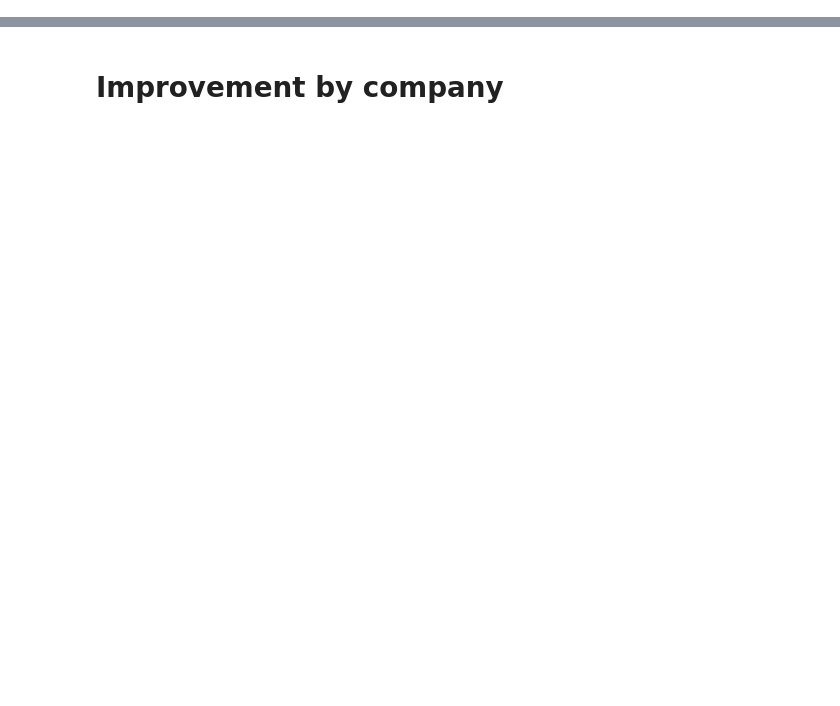
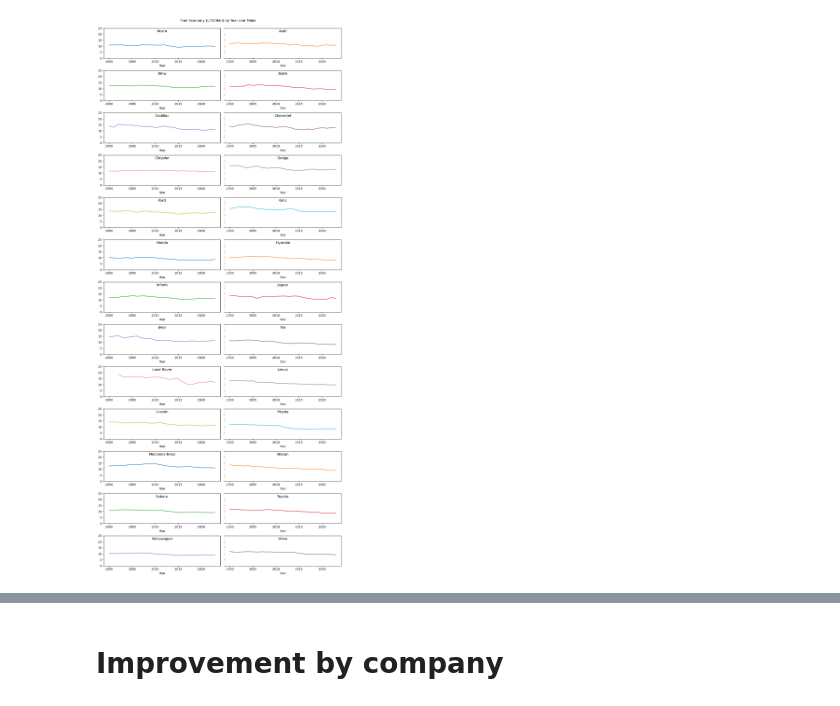
Before and after one commit to alexproskiw/Fuel-Efficiency-of-Canadian-Vehicles-Trends-and-Predictions, a Jupyter notebook: ECON323 Final Project.ipynb, the cells around one changed output, grey strips where cells are left out. Cells and saved outputs as stored; diff of their text form; code cells hidden in the pictures; blank space fills up the shorter version.

```diff
--- a/ECON323 Final Project.ipynb
+++ b/ECON323 Final Project.ipynb
@@ -179,20 +355,0 @@ ax.legend(handles, labels, title="Vehicle Class", loc='upper right')
-# %%
-fuel_economy_by_year_and_make = full_dataset.pivot_table(index="model_year", columns="make", values="comb_lpkm", aggfunc="mean")
-print(fuel_economy_by_year_and_make.columns)
-
-axs = fuel_economy_by_year_and_make.plot.line(
-    figsize=(12, 28), subplots=True, legend=False, sharex=False,
-    sharey=True, layout=(13, 4), grid=False, xlabel="Year"
-)
-
-axs[0,0].get_figure().tight_layout(rect=[0, 0.03, 1, 0.97])
-axs[0,0].get_figure().suptitle('Fuel Economy (L/100km) by Year and Make')
-axs = axs.flatten()
-titles = fuel_economy_by_year_and_make.columns
-i = 0
-for ax in axs:
-    title = titles[i]
-    ax.set_title(title, y=1.0, pad=-14)
-    ax.set_ylim(0, 30)
-    ax.set_xlim(2000, 2023)
-    i += 1
@@ -219,2 +365,22 @@ ax.yaxis.grid(False)
+# %%
+fuel_economy_by_year_and_make = full_dataset.pivot_table(index="model_year", columns="make", values="comb_lpkm", aggfunc="mean")
+
+axs = fuel_economy_by_year_and_make.plot.line(
+    figsize=(12, 28), subplots=True, legend=False, sharex=False,
+    sharey=True, layout=(13, 2), grid=False, xlabel="Year"
+)
+
+axs[0,0].get_figure().tight_layout(rect=[0, 0.03, 1, 0.97])
+axs[0,0].get_figure().suptitle('Fuel Economy (L/100km) by Year and Make')
+axs = axs.flatten()
+titles = fuel_economy_by_year_and_make.columns
+i = 0
+for ax in axs:
+    title = titles[i]
+    ax.set_title(title, y=1.0, pad=-14)
+    ax.set_ylim(0, 25)
+    i += 1
+# %% [output]
+[figure, new version]
 # %%
 fuel_economy_by_year_make_and_vehicle_type = full_dataset.pivot_table(index=["model_year", "make"], columns="vehicle_class", values="comb_lpkm", aggfunc="mean")
```
Also changed, not shown: parts of 28 cells of this notebook.
